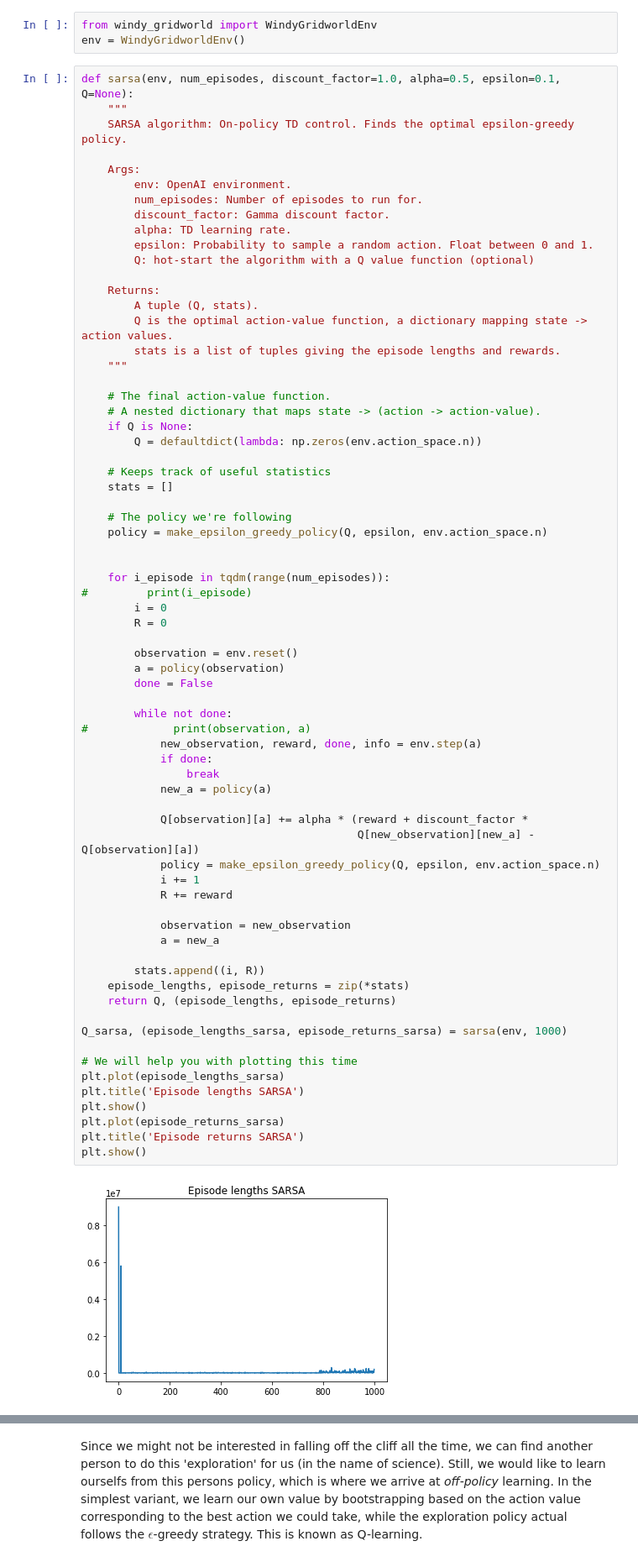
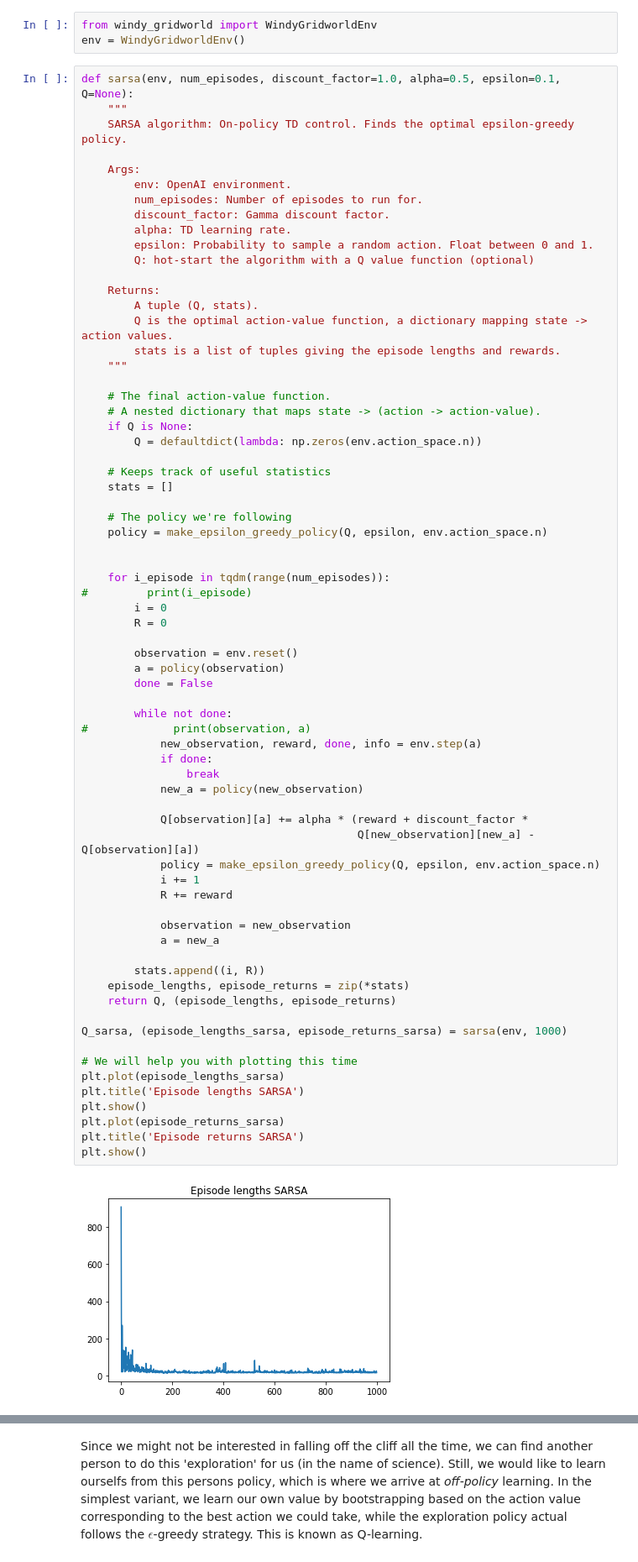
Before and after one commit to davide-belli/reinforcement-learning-labs-hws, a Jupyter notebook: lab1/lab1_davide.ipynb, the cells around one changed output, grey strips where cells are left out. Shown at 84% size. Cells and saved outputs as stored; diff of their text form.

```diff
--- a/lab1/lab1_davide.ipynb
+++ b/lab1/lab1_davide.ipynb
@@ -686,32 +686,32 @@ def sarsa(env, num_episodes, discount_factor=1.0, alpha=0.5, epsilon=0.1, Q=None
 
         while not done:
 #             print(observation, a)
             new_observation, reward, done, info = env.step(a)
             if done:
                 break
-            new_a = policy(a)
+            new_a = policy(new_observation)
 
             Q[observation][a] += alpha * (reward + discount_factor *
                                           Q[new_observation][new_a] - Q[observation][a])
             policy = make_epsilon_greedy_policy(Q, epsilon, env.action_space.n)
             i += 1
             R += reward
 
             observation = new_observation
             a = new_a
 
         stats.append((i, R))
     episode_lengths, episode_returns = zip(*stats)
     return Q, (episode_lengths, episode_returns)
 
 Q_sarsa, (episode_lengths_sarsa, episode_returns_sarsa) = sarsa(env, 1000)
 
 # We will help you with plotting this time
 plt.plot(episode_lengths_sarsa)
 plt.title('Episode lengths SARSA')
 plt.show()
 plt.plot(episode_returns_sarsa)
 plt.title('Episode returns SARSA')
 plt.show()
 # %% [output]
-[figure, old version]
+[figure, new version]
```
Also changed, not shown: parts of 1 cell of this notebook, 1 other file.
